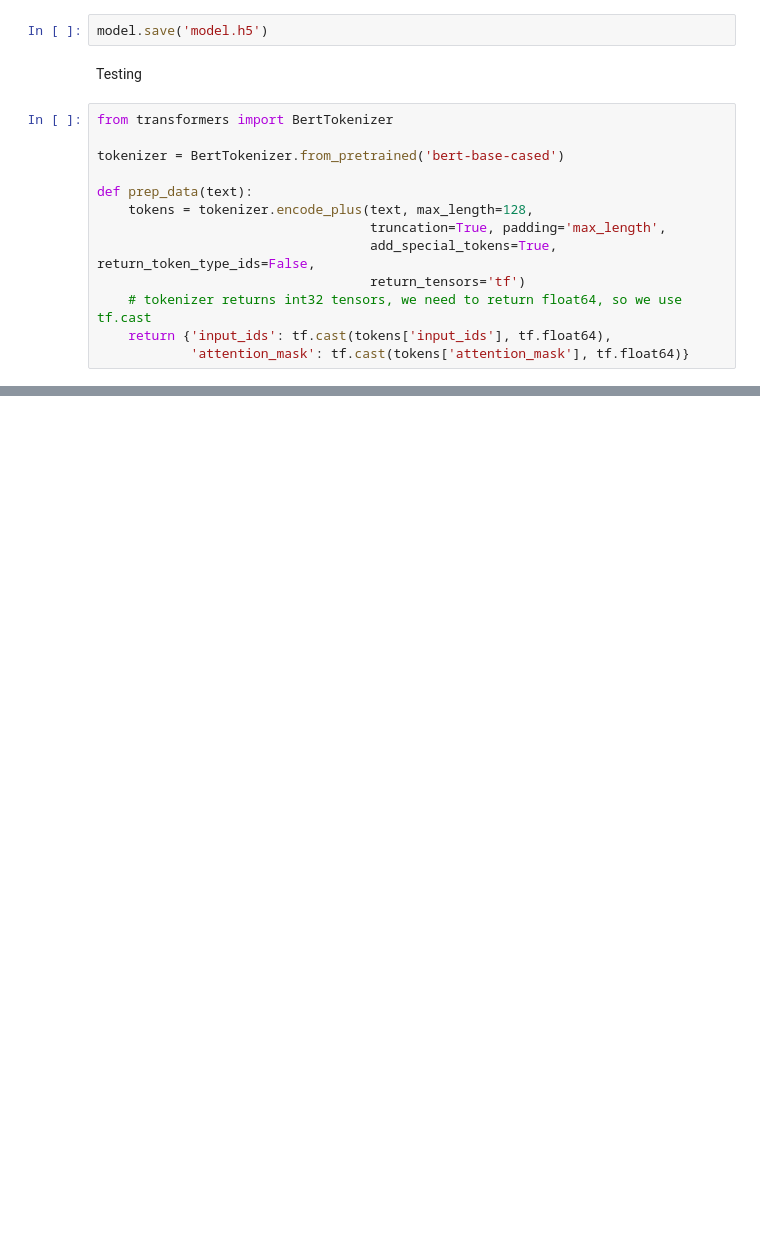
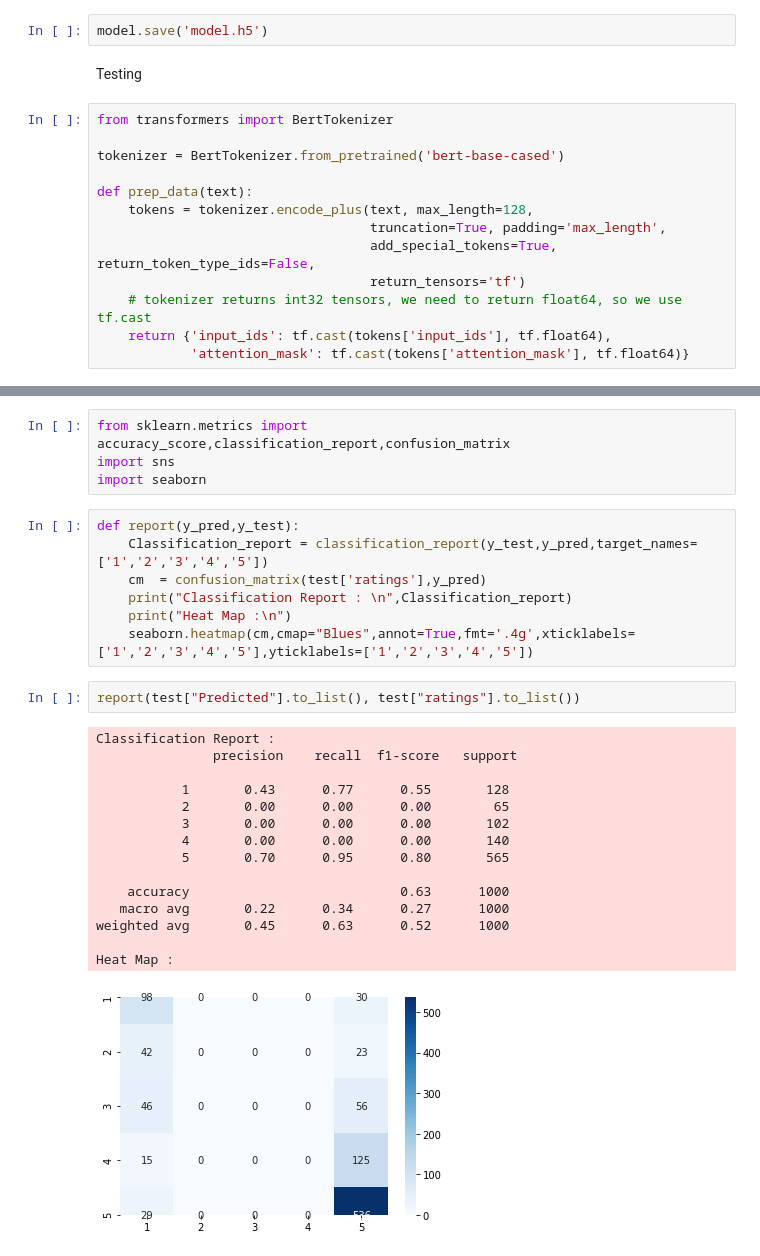
Before and after one commit to Manojbhadu/CS772-DL4NLP, a Jupyter notebook: Assignment4/Transformer.ipynb, the cells around one changed output, grey strips where cells are left out. Drawn from its saved outputs; the diff is of its cells as text; blank space fills up the shorter version.

```diff
--- a/Assignment4/Transformer.ipynb
+++ b/Assignment4/Transformer.ipynb
@@ -309,0 +341,29 @@ Streaming output truncated to the last 5000 lines.
+# %%
+from sklearn.metrics import accuracy_score,classification_report,confusion_matrix
+import sns
+import seaborn
+# %%
+def report(y_pred,y_test):
+    Classification_report = classification_report(y_test,y_pred,target_names=['1','2','3','4','5'])
+    cm  = confusion_matrix(test['ratings'],y_pred)
+    print("Classification Report : \n",Classification_report)
+    print("Heat Map :\n")
+    seaborn.heatmap(cm,cmap="Blues",annot=True,fmt='.4g',xticklabels=['1','2','3','4','5'],yticklabels=['1','2','3','4','5'])
+# %%
+report(test["Predicted"].to_list(), test["ratings"].to_list())
+# %% [output]
+Classification Report :
+               precision    recall  f1-score   support
+
+           1       0.43      0.77      0.55       128
+           2       0.00      0.00      0.00        65
+           3       0.00      0.00      0.00       102
+           4       0.00      0.00      0.00       140
+           5       0.70      0.95      0.80       565
+
+    accuracy                           0.63      1000
+   macro avg       0.22      0.34      0.27      1000
+weighted avg       0.45      0.63      0.52      1000
+
+Heat Map :
+[figure, added]
```
Also changed, not shown: parts of 20 cells of this notebook, 1 other file.
